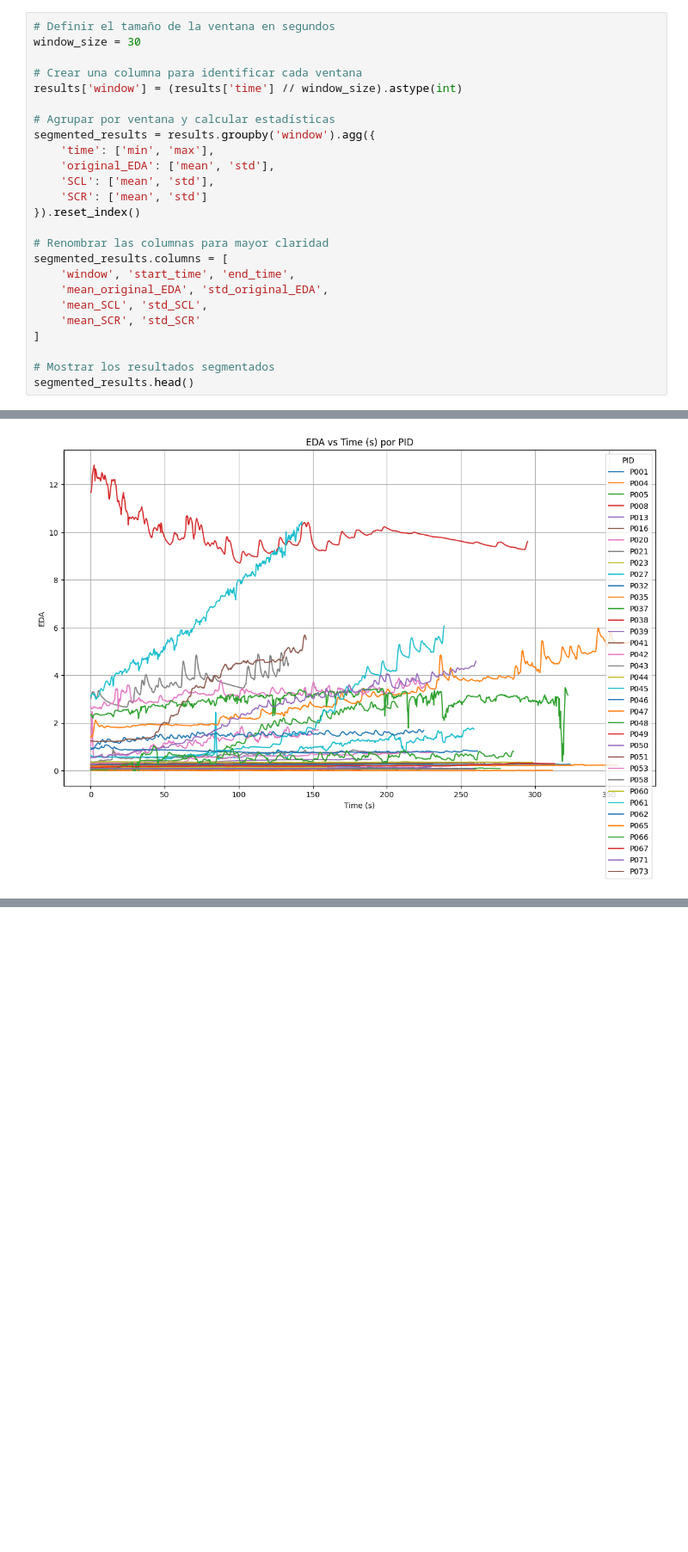
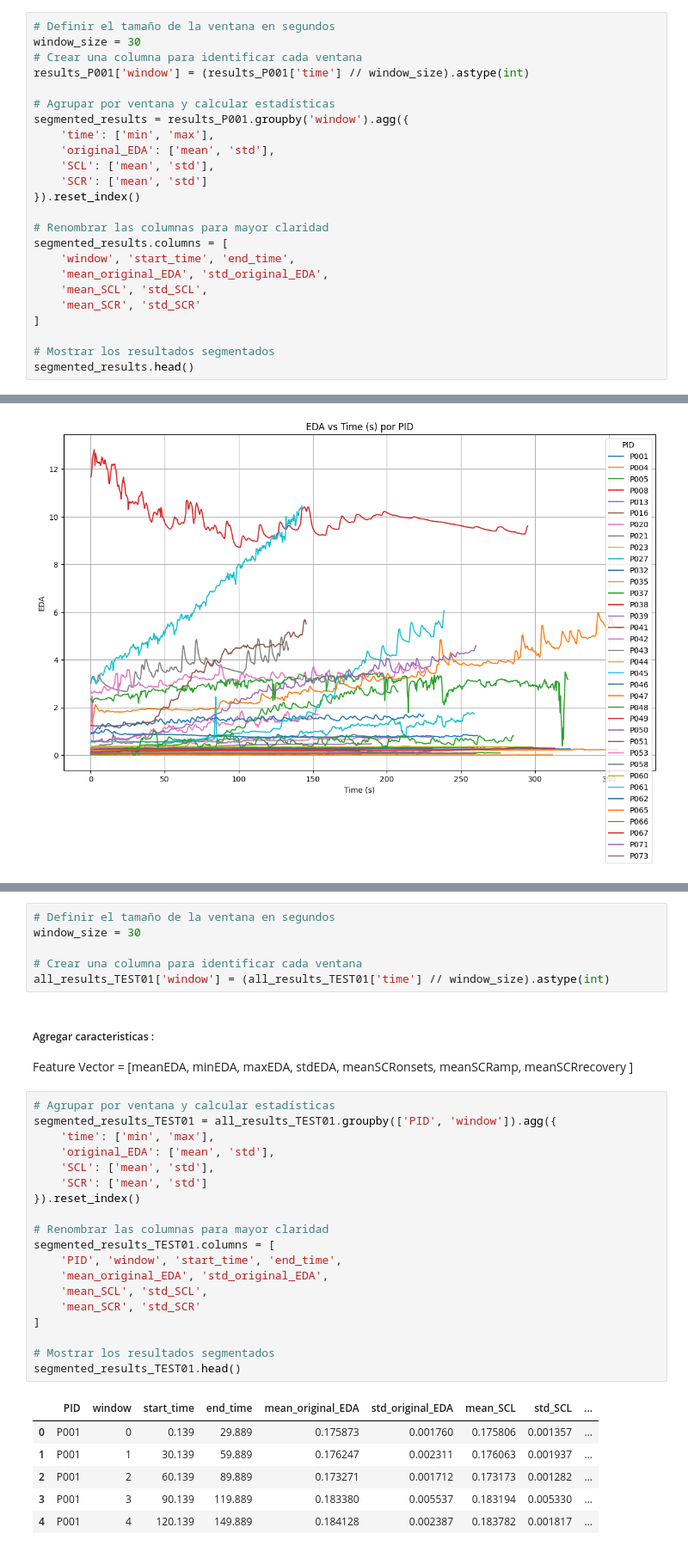
Before and after one commit to BenjaminGonzalezF/Stress-Recognition-from-Electrodermal-Activity, a Jupyter notebook: StressRecognition.ipynb, the cells around one changed output, grey strips where cells are left out. Shown: that part at 86% size. Drawn from its saved outputs; the diff is of its cells as text; blank space fills up the shorter version.

```diff
--- a/StressRecognition.ipynb
+++ b/StressRecognition.ipynb
@@ -202,12 +238,11 @@ df_stress_status.head()
 # %%
 # Definir el tamaño de la ventana en segundos
 window_size = 30
-
 # Crear una columna para identificar cada ventana
-results['window'] = (results['time'] // window_size).astype(int)
+results_P001['window'] = (results_P001['time'] // window_size).astype(int)
 
 # Agrupar por ventana y calcular estadísticas
-segmented_results = results.groupby('window').agg({
+segmented_results = results_P001.groupby('window').agg({
     'time': ['min', 'max'],
     'original_EDA': ['mean', 'std'],
     'SCL': ['mean', 'std'],
@@ -281,0 +404,35 @@ plt.show()
+# %%
+# Definir el tamaño de la ventana en segundos
+window_size = 30
+
+# Crear una columna para identificar cada ventana
+all_results_TEST01['window'] = (all_results_TEST01['time'] // window_size).astype(int)
+# %% [markdown]
+##### Agregar caracteristicas :
+Feature Vector = [meanEDA, minEDA, maxEDA, stdEDA, meanSCRonsets, meanSCRamp, meanSCRrecovery ]
+# %%
+# Agrupar por ventana y calcular estadísticas
+segmented_results_TEST01 = all_results_TEST01.groupby(['PID', 'window']).agg({
+    'time': ['min', 'max'],
+    'original_EDA': ['mean', 'std'],
+    'SCL': ['mean', 'std'],
+    'SCR': ['mean', 'std']
+}).reset_index()
+
+# Renombrar las columnas para mayor claridad
+segmented_results_TEST01.columns = [
+    'PID', 'window', 'start_time', 'end_time',
+    'mean_original_EDA', 'std_original_EDA',
+    'mean_SCL', 'std_SCL',
+    'mean_SCR', 'std_SCR'
+]
+
+# Mostrar los resultados segmentados
+segmented_results_TEST01.head()
+# %% [output]
+|  | PID | window | start_time | end_time | mean_original_EDA | std_original_EDA | mean_SCL | std_SCL | ... |
+| 0 | P001 | 0 | 0.139 | 29.889 | 0.175873 | 0.001760 | 0.175806 | 0.001357 | ... |
+| 1 | P001 | 1 | 30.139 | 59.889 | 0.176247 | 0.002311 | 0.176063 | 0.001937 | ... |
+| 2 | P001 | 2 | 60.139 | 89.889 | 0.173271 | 0.001712 | 0.173173 | 0.001282 | ... |
+| 3 | P001 | 3 | 90.139 | 119.889 | 0.183380 | 0.005537 | 0.183194 | 0.005330 | ... |
+| 4 | P001 | 4 | 120.139 | 149.889 | 0.184128 | 0.002387 | 0.183782 | 0.001817 | ... |
```
Also changed, not shown: parts of 18 cells of this notebook.
